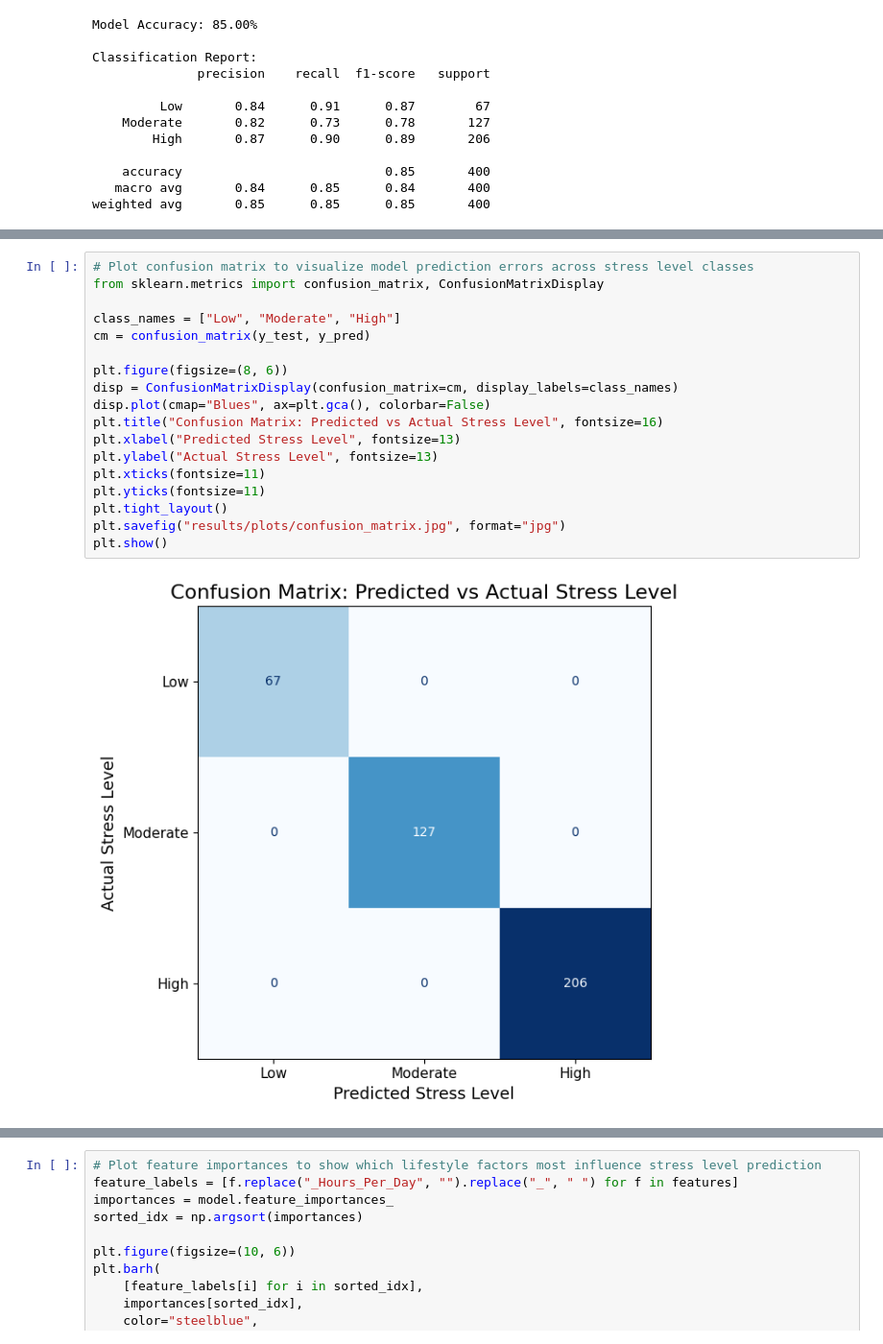
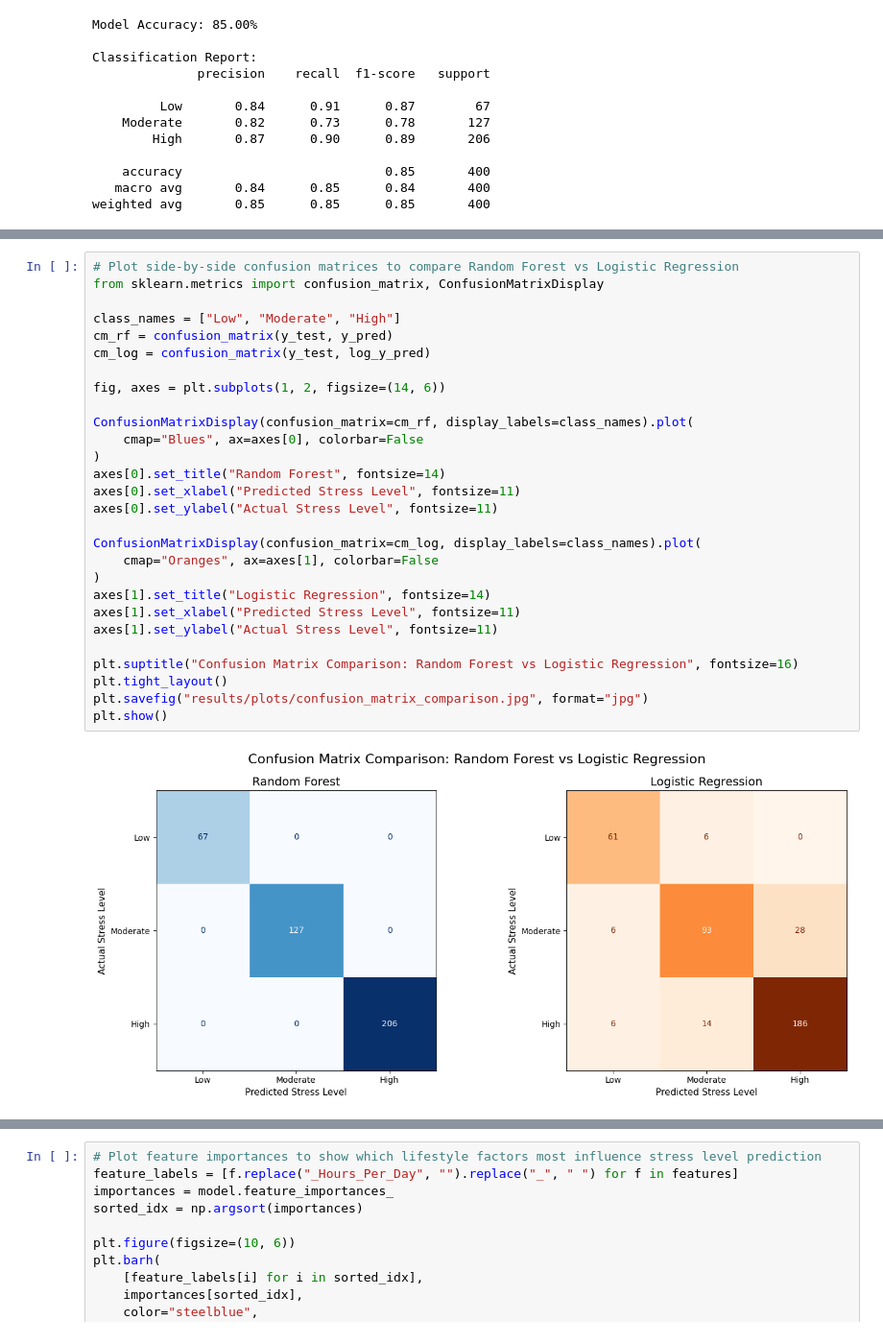
Before and after one commit to MZemik/student-lifestyle-analysis, a Jupyter notebook: student_lifestyle_analysis.ipynb, the cells around one changed output, grey strips where cells are left out. Shown at 96% size. Cells and saved outputs as stored; diff of their text form.

Commit message:
Model comparison

```diff
--- a/student_lifestyle_analysis.ipynb
+++ b/student_lifestyle_analysis.ipynb
@@ -286,21 +291,31 @@ A **Random Forest** classifier is trained to predict a student's stress level (L
 # %%
-# Plot confusion matrix to visualize model prediction errors across stress level classes
+# Plot side-by-side confusion matrices to compare Random Forest vs Logistic Regression
 from sklearn.metrics import confusion_matrix, ConfusionMatrixDisplay
 
 class_names = ["Low", "Moderate", "High"]
-cm = confusion_matrix(y_test, y_pred)
+cm_rf = confusion_matrix(y_test, y_pred)
+cm_log = confusion_matrix(y_test, log_y_pred)
 
-plt.figure(figsize=(8, 6))
-disp = ConfusionMatrixDisplay(confusion_matrix=cm, display_labels=class_names)
-disp.plot(cmap="Blues", ax=plt.gca(), colorbar=False)
-plt.title("Confusion Matrix: Predicted vs Actual Stress Level", fontsize=16)
-plt.xlabel("Predicted Stress Level", fontsize=13)
-plt.ylabel("Actual Stress Level", fontsize=13)
-plt.xticks(fontsize=11)
-plt.yticks(fontsize=11)
+fig, axes = plt.subplots(1, 2, figsize=(14, 6))
+
+ConfusionMatrixDisplay(confusion_matrix=cm_rf, display_labels=class_names).plot(
+    cmap="Blues", ax=axes[0], colorbar=False
+)
+axes[0].set_title("Random Forest", fontsize=14)
+axes[0].set_xlabel("Predicted Stress Level", fontsize=11)
+axes[0].set_ylabel("Actual Stress Level", fontsize=11)
+
+ConfusionMatrixDisplay(confusion_matrix=cm_log, display_labels=class_names).plot(
+    cmap="Oranges", ax=axes[1], colorbar=False
+)
+axes[1].set_title("Logistic Regression", fontsize=14)
+axes[1].set_xlabel("Predicted Stress Level", fontsize=11)
+axes[1].set_ylabel("Actual Stress Level", fontsize=11)
+
+plt.suptitle("Confusion Matrix Comparison: Random Forest vs Logistic Regression", fontsize=16)
 plt.tight_layout()
-plt.savefig("results/plots/confusion_matrix.jpg", format="jpg")
+plt.savefig("results/plots/confusion_matrix_comparison.jpg", format="jpg")
 plt.show()
 # %% [output]
-[figure, old version]
+[figure, new version]
 # %% [markdown]
```
Also changed, not shown: parts of 3 cells of this notebook, 1 other file.
